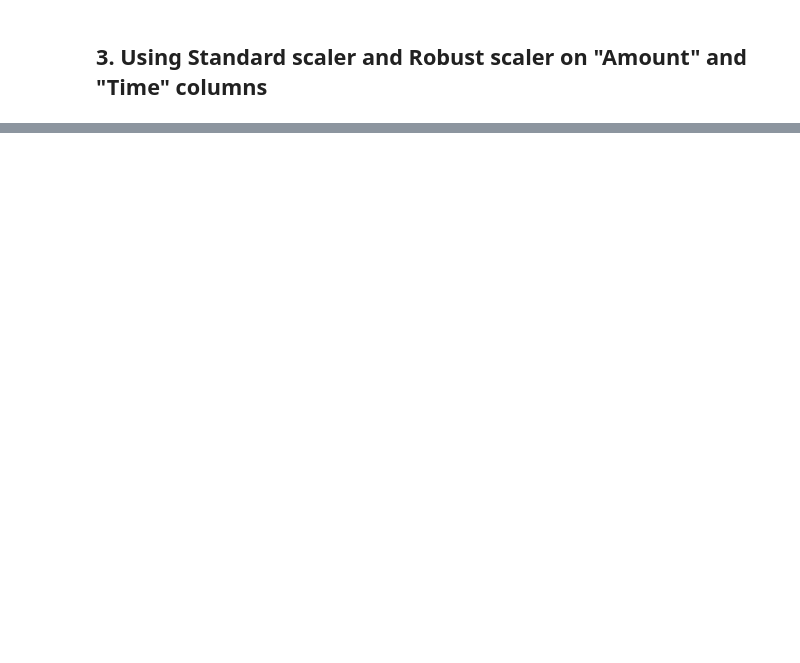
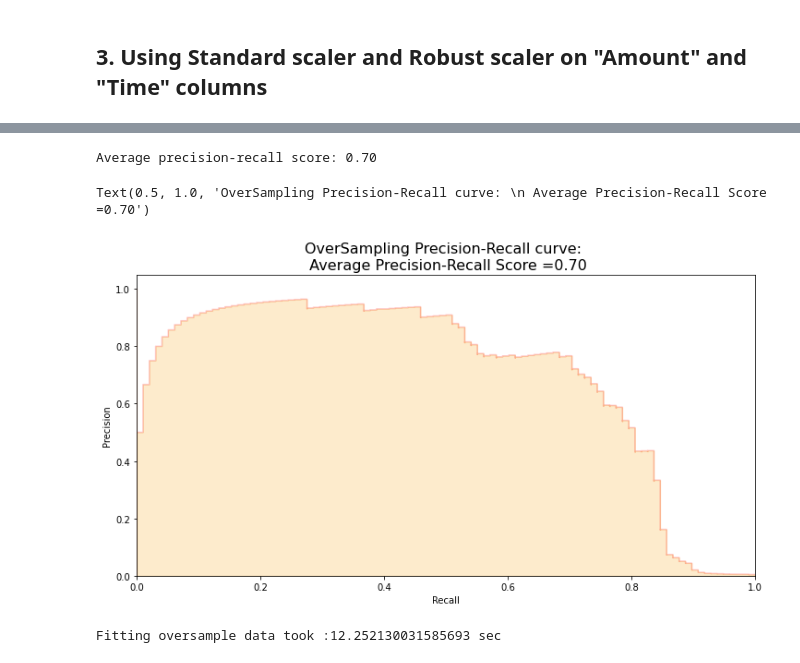
Before and after one commit to chloe-dg/credit_card_fraud_detection, a Jupyter notebook: credit_card_fraud_detection.ipynb, the cells around one changed output, grey strips where cells are left out. Saved outputs shown, nothing was run; the diff lists cells and outputs as text; code cells hidden in the pictures; blank space fills up the shorter version.

```diff
--- a/credit_card_fraud_detection.ipynb
+++ b/credit_card_fraud_detection.ipynb
@@ -565,0 +141,17 @@ final_df
+# %%
+std_scaler = StandardScaler()
+rob_scaler = RobustScaler()
+
+df['scaled_amount'] = rob_scaler.fit_transform(df['Amount'].values.reshape(-1,1))
+df['scaled_time'] = rob_scaler.fit_transform(df['Time'].values.reshape(-1,1))
+
+df.drop(['Time','Amount'], axis=1, inplace=True)
+# %%
+scaled_amount = df['scaled_amount']
+scaled_time = df['scaled_time']
+
+df.drop(['scaled_amount', 'scaled_time'], axis=1, inplace=True)
+df.insert(0, 'scaled_amount', scaled_amount)
+df.insert(1, 'scaled_time', scaled_time)
+
+df.head()
@@ -565,0 +430,30 @@ final_df
+# %%
+y_score = best_est.decision_function(original_Xtest)
+# %%
+from sklearn.metrics import average_precision_score
+
+average_precision = average_precision_score(original_ytest, y_score)
+
+print('Average precision-recall score: {0:0.2f}'.format(
+      average_precision))
+# %% [output]
+Average precision-recall score: 0.70
+# %%
+fig = plt.figure(figsize=(12,6))
+
+precision, recall, _ = precision_recall_curve(original_ytest, y_score)
+
+plt.step(recall, precision, color='r', alpha=0.2,
+         where='post')
+plt.fill_between(recall, precision, step='post', alpha=0.2,
+                 color='#F59B00')
+
+plt.xlabel('Recall')
+plt.ylabel('Precision')
+plt.ylim([0.0, 1.05])
+plt.xlim([0.0, 1.0])
+plt.title('OverSampling Precision-Recall curve: \n Average Precision-Recall Score ={0:0.2f}'.format(
+          average_precision), fontsize=16)
+# %% [output]
+Text(0.5, 1.0, 'OverSampling Precision-Recall curve: \n Average Precision-Recall Score =0.70')
+[figure, added]
@@ -565,0 +468,12 @@ final_df
+# %%
+# We Improve the score by 2% points approximately
+# Implement GridSearchCV and the other models.
+
+# Logistic Regression
+t0 = time.time()
+log_reg_sm = grid_log_reg.best_estimator_
+log_reg_sm.fit(Xsm_train, ysm_train)
+t1 = time.time()
+print("Fitting oversample data took :{} sec".format(t1 - t0))
+# %% [output]
+Fitting oversample data took :12.252130031585693 sec
```
Also changed, not shown: parts of 71 cells of this notebook.
